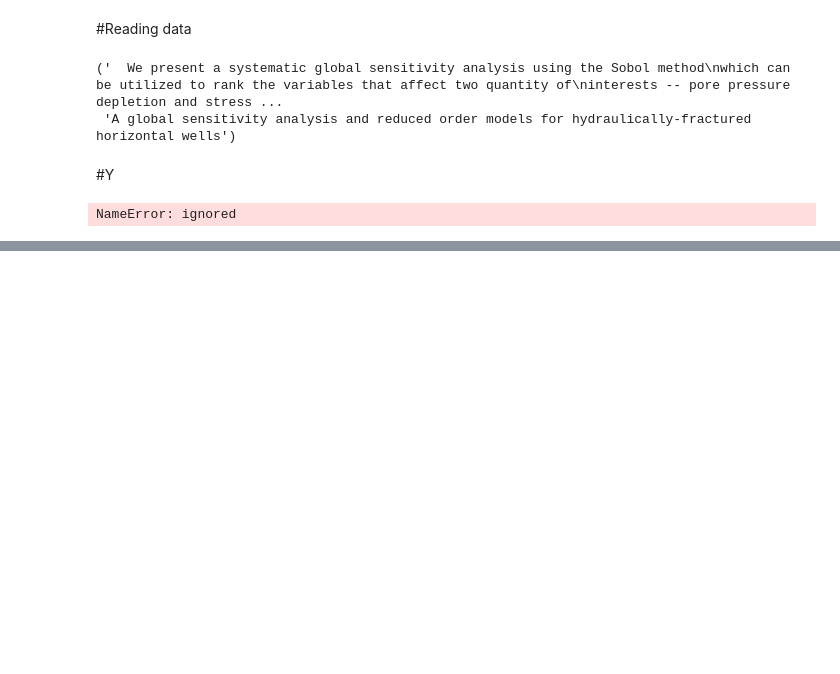
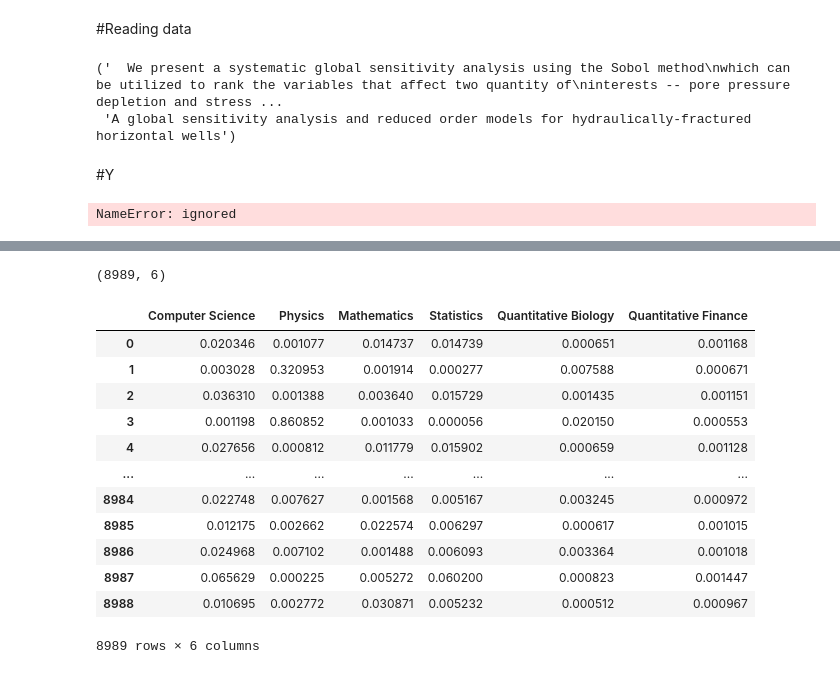
Before and after one commit to vyassuyog1/Janta-hack1, a Jupyter notebook: JantaHackLibrary.ipynb, the cells around one changed output, grey strips where cells are left out. Cells and saved outputs as stored; diff of their text form; code cells hidden in the pictures; blank space fills up the shorter version.

```diff
--- a/JantaHackLibrary.ipynb
+++ b/JantaHackLibrary.ipynb
@@ -111,0 +324,21 @@ NameError: ignored
+# %%
+checkpoint_filepath = '/content/checkpoint'
+model_checkpoint_callback = tf.keras.callbacks.ModelCheckpoint(
+    filepath=checkpoint_filepath,
+    save_weights_only=True,
+    monitor='val_acc',
+    mode='max',
+    save_best_only=True)
+# %%
+num_epochs=10
+batch_size=32
+
+history=model.fit(X_train_padded,
+                  Y_train,
+                  batch_size,
+                  num_epochs,
+                  validation_data=(X_val_padded,Y_val),
+                  shuffle=True,
+                  callbacks=[model_checkpoint_callback]
+
+                  )
@@ -111,0 +409,21 @@ NameError: ignored
+# %%
+Y_pred.shape
+# %% [output]
+(8989, 6)
+# %%
+Y=pd.DataFrame(Y_pred,columns=list(df.columns[2:-1]))
+Y
+# %% [output]
+|  | Computer Science | Physics | Mathematics | Statistics | Quantitative Biology | Quantitative Finance |
+| 0 | 0.020346 | 0.001077 | 0.014737 | 0.014739 | 0.000651 | 0.001168 |
+| 1 | 0.003028 | 0.320953 | 0.001914 | 0.000277 | 0.007588 | 0.000671 |
+| 2 | 0.036310 | 0.001388 | 0.003640 | 0.015729 | 0.001435 | 0.001151 |
+| 3 | 0.001198 | 0.860852 | 0.001033 | 0.000056 | 0.020150 | 0.000553 |
+| 4 | 0.027656 | 0.000812 | 0.011779 | 0.015902 | 0.000659 | 0.001128 |
+| ... | ... | ... | ... | ... | ... | ... |
+| 8984 | 0.022748 | 0.007627 | 0.001568 | 0.005167 | 0.003245 | 0.000972 |
+| 8985 | 0.012175 | 0.002662 | 0.022574 | 0.006297 | 0.000617 | 0.001015 |
+| 8986 | 0.024968 | 0.007102 | 0.001488 | 0.006093 | 0.003364 | 0.001018 |
+| 8987 | 0.065629 | 0.000225 | 0.005272 | 0.060200 | 0.000823 | 0.001447 |
+| 8988 | 0.010695 | 0.002772 | 0.030871 | 0.005232 | 0.000512 | 0.000967 |
+8989 rows × 6 columns
```
Also changed, not shown: parts of 38 cells of this notebook.
